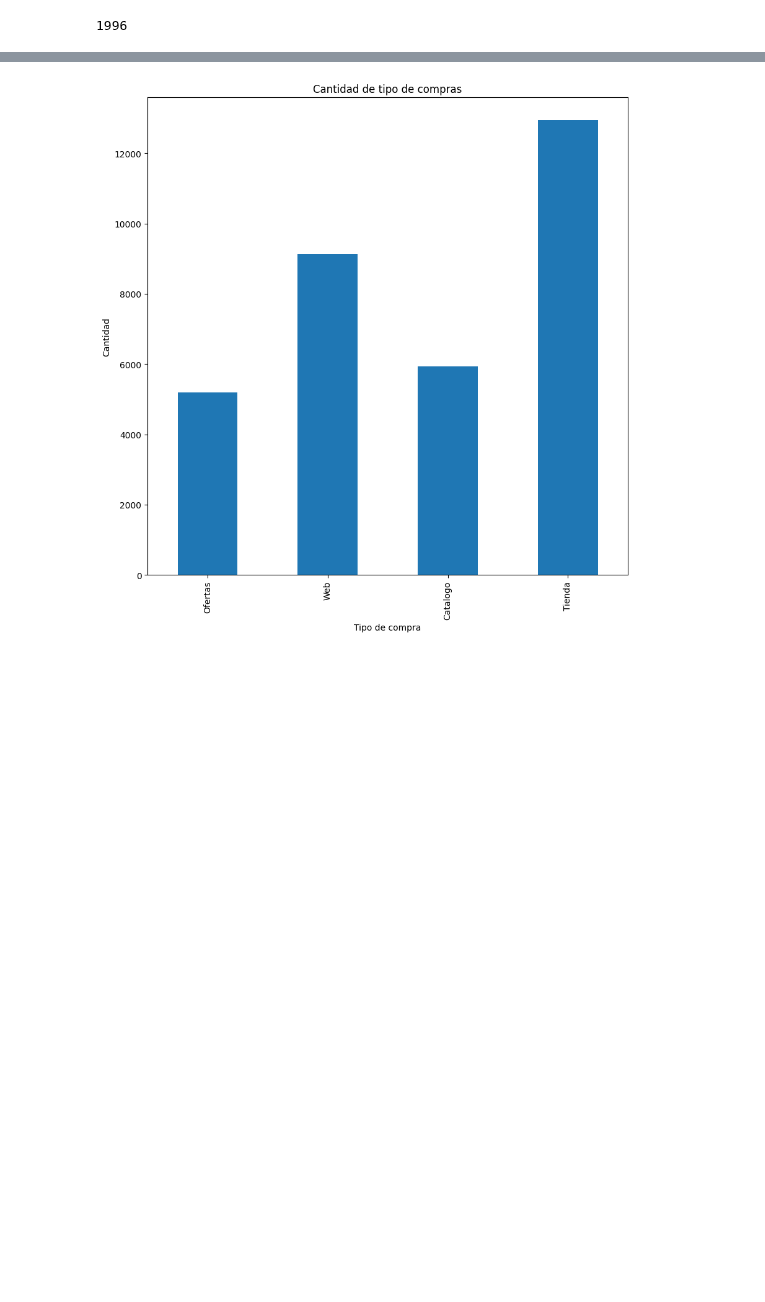
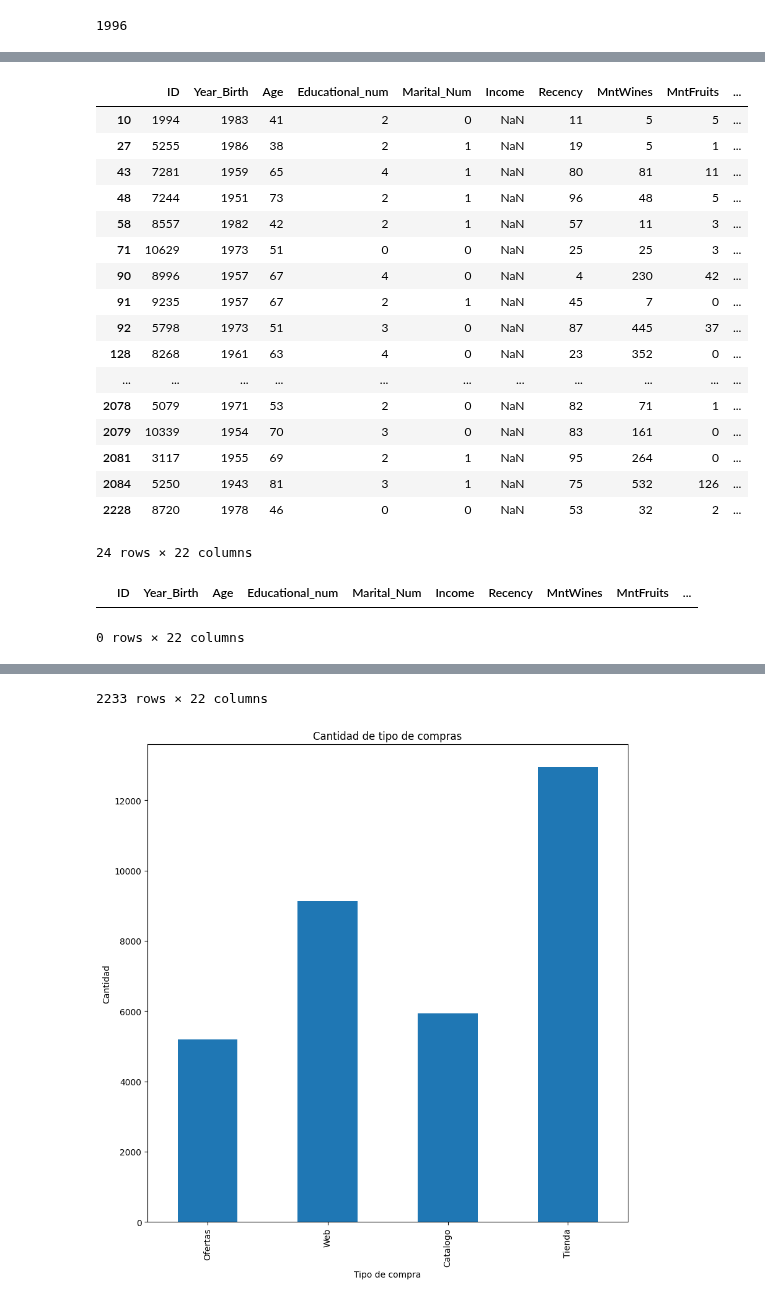
Before and after one commit to JuanDeutsch/DataSheets, a Jupyter notebook: Proyecto1/proyecto1 copy.ipynb, the cells around one changed output, grey strips where cells are left out. Drawn from its saved outputs; the diff is of its cells as text; code cells hidden in the pictures; blank space fills up the shorter version.

```diff
--- a/Proyecto1/proyecto1 copy.ipynb
+++ b/Proyecto1/proyecto1 copy.ipynb
@@ -334,0 +327,45 @@ cdf
+# %%
+from sklearn.impute import KNNImputer
+import pandas as pd
+
+cdf = cdf.drop('Dt_Customer', axis=1)
+
+nan_instance = cdf[cdf.isna().any(axis=1)]
+display(nan_instance)
+
+k = 1
+
+imputer = KNNImputer(n_neighbors=k)
+
+filled_cdf = imputer.fit_transform(cdf)
+
+cdf = pd.DataFrame(filled_cdf, columns=cdf.columns)
+
+
+
+
+nan_instance = cdf[cdf.isna().any(axis=1)]
+display(nan_instance)
+
+display(cdf)
+# %% [output]
+|  | ID | Year_Birth | Age | Educational_num | Marital_Num | Income | Recency | MntWines | MntFruits | ... |
+| 10 | 1994 | 1983 | 41 | 2 | 0 | NaN | 11 | 5 | 5 | ... |
+| 27 | 5255 | 1986 | 38 | 2 | 1 | NaN | 19 | 5 | 1 | ... |
+| 43 | 7281 | 1959 | 65 | 4 | 1 | NaN | 80 | 81 | 11 | ... |
+| 48 | 7244 | 1951 | 73 | 2 | 1 | NaN | 96 | 48 | 5 | ... |
+| 58 | 8557 | 1982 | 42 | 2 | 1 | NaN | 57 | 11 | 3 | ... |
+| 71 | 10629 | 1973 | 51 | 0 | 0 | NaN | 25 | 25 | 3 | ... |
+| 90 | 8996 | 1957 | 67 | 4 | 0 | NaN | 4 | 230 | 42 | ... |
+| 91 | 9235 | 1957 | 67 | 2 | 1 | NaN | 45 | 7 | 0 | ... |
+| 92 | 5798 | 1973 | 51 | 3 | 0 | NaN | 87 | 445 | 37 | ... |
+| 128 | 8268 | 1961 | 63 | 4 | 0 | NaN | 23 | 352 | 0 | ... |
+| ... | ... | ... | ... | ... | ... | ... | ... | ... | ... | ... |
+| 2078 | 5079 | 1971 | 53 | 2 | 0 | NaN | 82 | 71 | 1 | ... |
+| 2079 | 10339 | 1954 | 70 | 3 | 0 | NaN | 83 | 161 | 0 | ... |
+| 2081 | 3117 | 1955 | 69 | 2 | 1 | NaN | 95 | 264 | 0 | ... |
+| 2084 | 5250 | 1943 | 81 | 3 | 1 | NaN | 75 | 532 | 126 | ... |
+| 2228 | 8720 | 1978 | 46 | 0 | 0 | NaN | 53 | 32 | 2 | ... |
+24 rows × 22 columns
+|  | ID | Year_Birth | Age | Educational_num | Marital_Num | Income | Recency | MntWines | MntFruits | ... |
+0 rows × 22 columns
@@ -335,3 +384,4 @@ cdf
+2233 rows × 22 columns
 # %%
 suma_ofertas = cdf['NumDealsPurchases'].sum()
 suma_web = cdf['NumWebPurchases'].sum()
```
Also changed, not shown: parts of 11 cells of this notebook.
